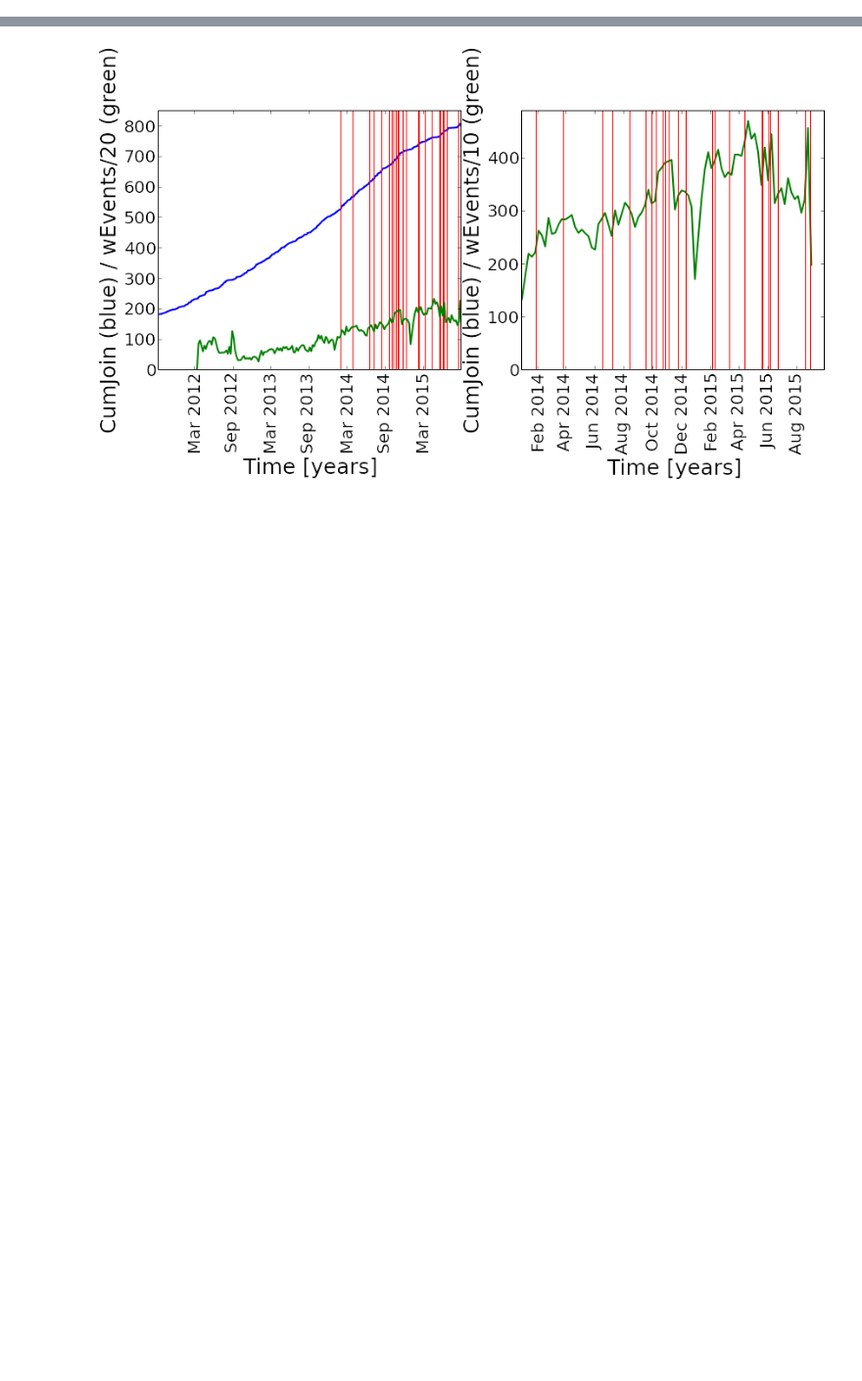
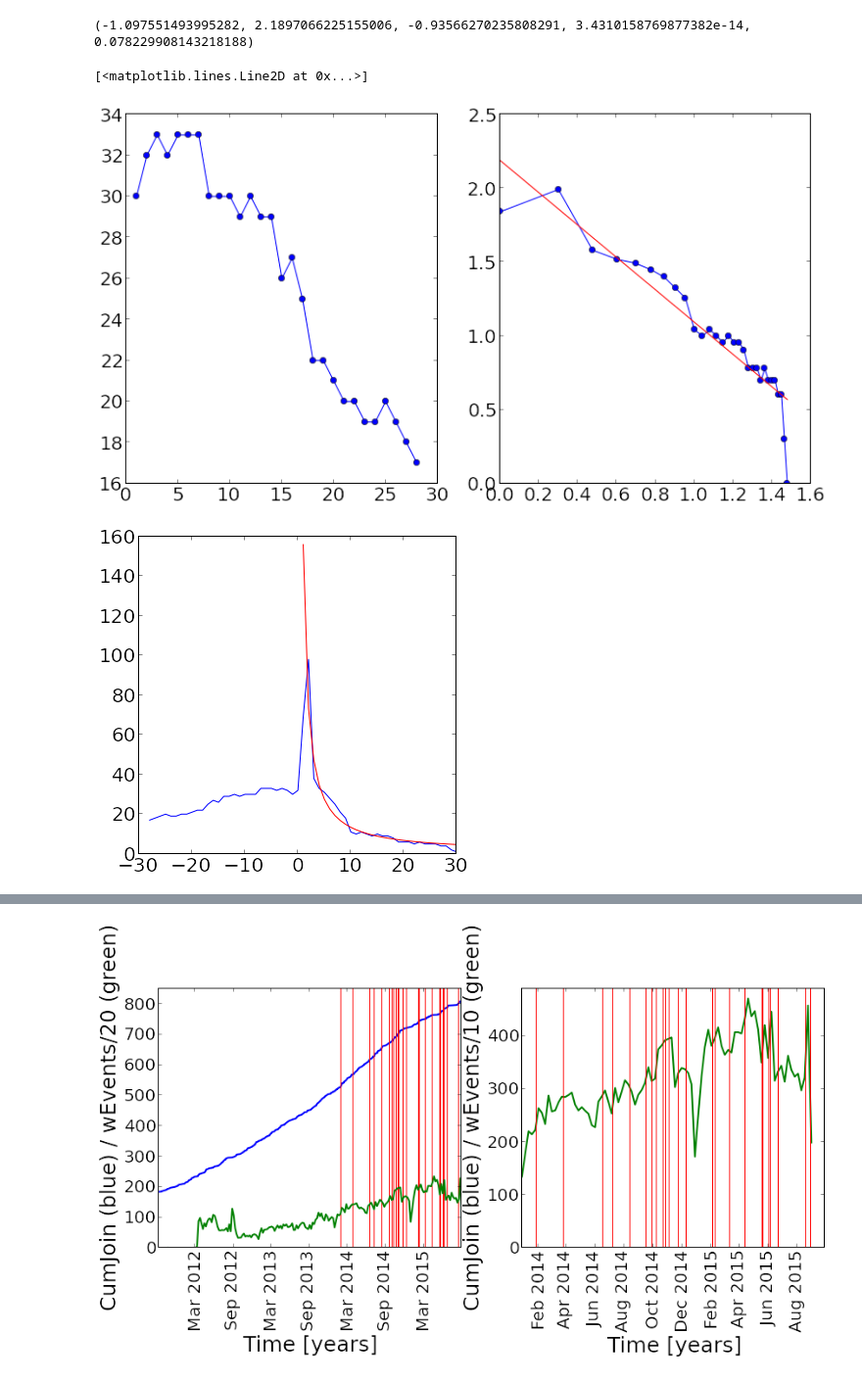
Before and after one commit to wazaahhh/patchwork, a Jupyter notebook: patchwork.ipynb, the cells around one changed output, grey strips where cells are left out. Shown: that part at 98% size. Cells and saved outputs as stored; diff of their text form; code cells hidden in the pictures; blank space fills up the shorter version.

```diff
--- a/patchwork.ipynb
+++ b/patchwork.ipynb
@@ -29,0 +31,13 @@ userDic,pwDates = parseUsers()
+# %%
+def userTimeline(username,resol = 1,plot=False):
+    date = time.mktime(userDic[username]['pwDate'][0].timetuple())/3600/24
+    x = df[df['user']==username].date.resample("%sD"%resol,how="count").index.astype(np.int64)// 10**9 /3600/24
+    x = x - date
+    y = df[df['user']==username].date.resample("%sD"%resol,how="count").values
+
+    if plot:
+        pl.bar(x,y,width=resol)
+        pl.xlabel("Delta t [days]")
+        pl.ylabel("Events per day")
+
+    return x,y
@@ -29,0 +138,30 @@ userDic,pwDates = parseUsers()
+# %%
+lim =30
+c = (X > -lim)*(X < lim)
+
+x = X[c]+1
+y = uY[c]
+y = y - y[-1] + 1
+
+pl.figure(1,(13,7))
+pl.subplot(121)
+c1 = x < 0
+pl.plot(-x[c1],y[c1],'o-')
+pl.subplot(122)
+c2 = x > 0
+lx = np.log10(x[c2])
+ly = np.log10(y[c2])
+fit = S.linregress(lx,ly)
+print fit
+pl.plot(lx,ly,'o-')
+pl.plot(lx,lx*fit[0]+fit[1],'r-')
+
+pl.figure(2)
+#pl.plot(10**lx,10**ly,'o-')
+pl.plot(x,y)
+pl.plot(10**lx,y[-1] + 10**(lx*fit[0]+fit[1]),'r-')
+# %% [output]
+(-1.097551493995282, 2.1897066225155006, -0.93566270235808291, 3.4310158769877382e-14, 0.078229908143218188)
+[<matplotlib.lines.Line2D at 0x...>]
+[figure, added]
+[figure, added]
```
Also changed, not shown: parts of 9 cells of this notebook.
